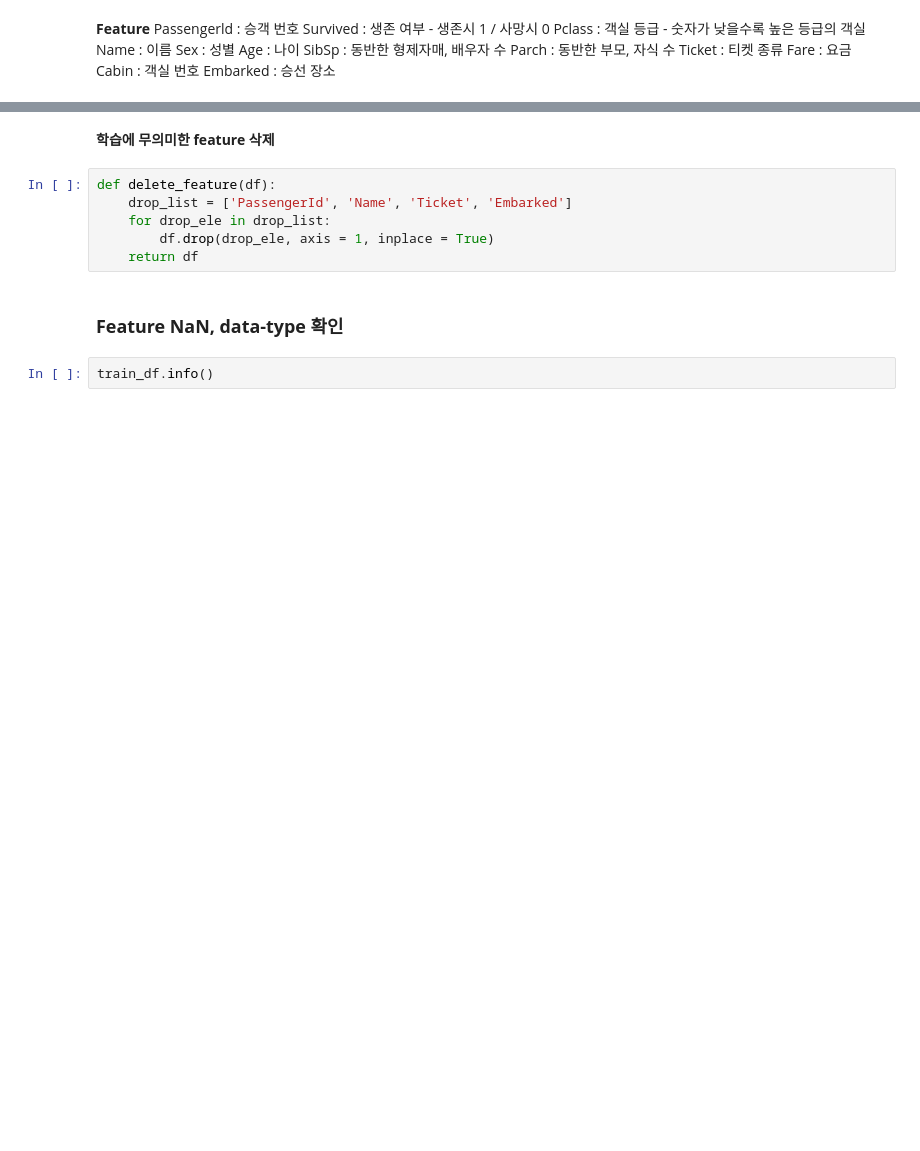
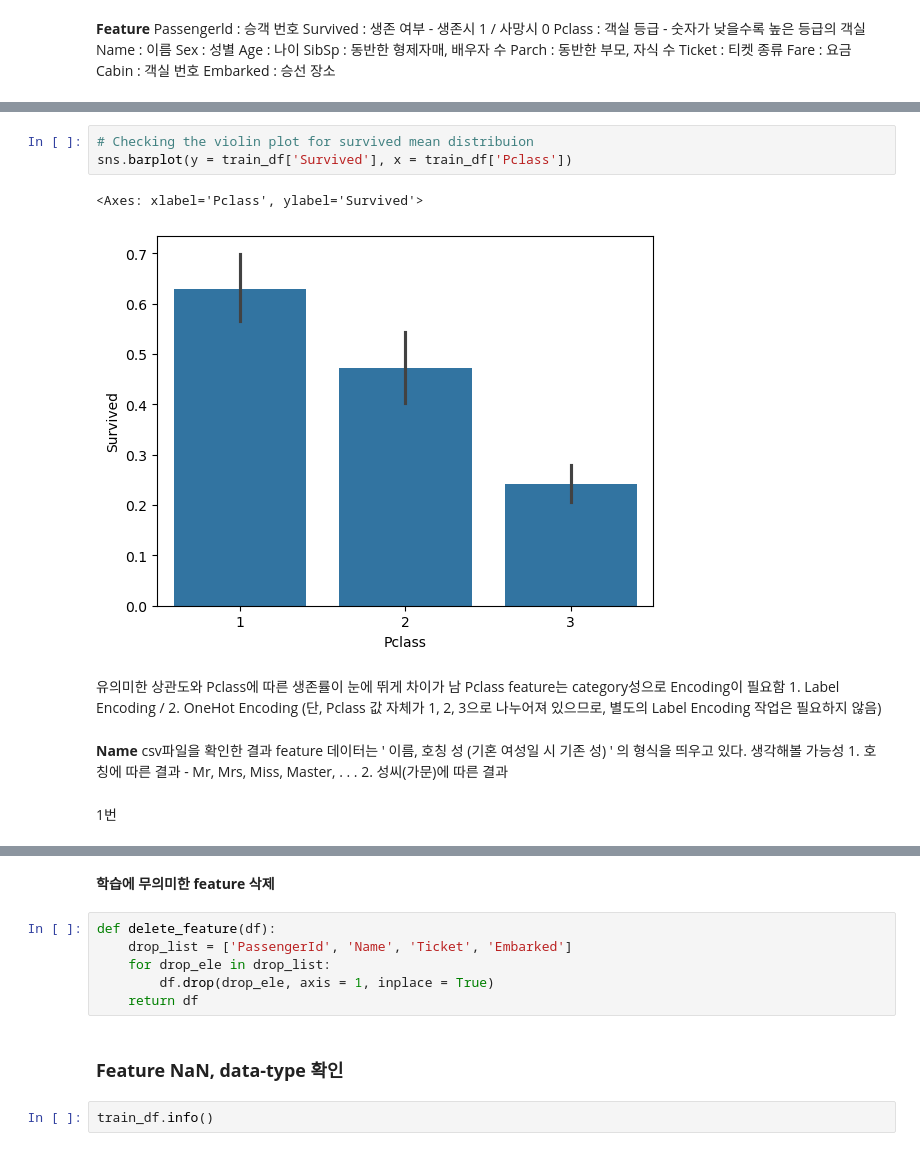
Before and after one commit to JeongHun01/Kaggle, a Jupyter notebook: Titanic/Data_Analysis.ipynb, the cells around one changed output, grey strips where cells are left out. Drawn from its saved outputs; the diff is of its cells as text; blank space fills up the shorter version.

```diff
--- a/Titanic/Data_Analysis.ipynb
+++ b/Titanic/Data_Analysis.ipynb
@@ -27,0 +68,19 @@ Embarked : 승선 장소 </br>
+# %%
+# Checking the violin plot for survived mean distribuion
+sns.barplot(y = train_df['Survived'], x = train_df['Pclass'])
+# %% [output]
+<Axes: xlabel='Pclass', ylabel='Survived'>
+[figure, added]
+# %% [markdown]
+유의미한 상관도와 Pclass에 따른 생존률이 눈에 뛰게 차이가 남 </br>
+Pclass feature는 category성으로 Encoding이 필요함 </br>
+1\. Label Encoding / 2\. OneHot Encoding </br>
+(단, Pclass 값 자체가 1, 2, 3으로 나누어져 있으므로, 별도의 Label Encoding 작업은 필요하지 않음)
+# %% [markdown]
+**Name** </br></br>
+csv파일을 확인한 결과 feature 데이터는 ' 이름, 호칭 성 (기혼 여성일 시 기존 성) ' 의 형식을 띄우고 있다. </br>
+생각해볼 가능성</br>
+1\. 호칭에 따른 결과 - Mr, Mrs, Miss, Master, . . . </br>
+2\. 성씨(가문)에 따른 결과
+# %% [markdown]
+1번
```
Also changed, not shown: parts of 63 cells of this notebook.
